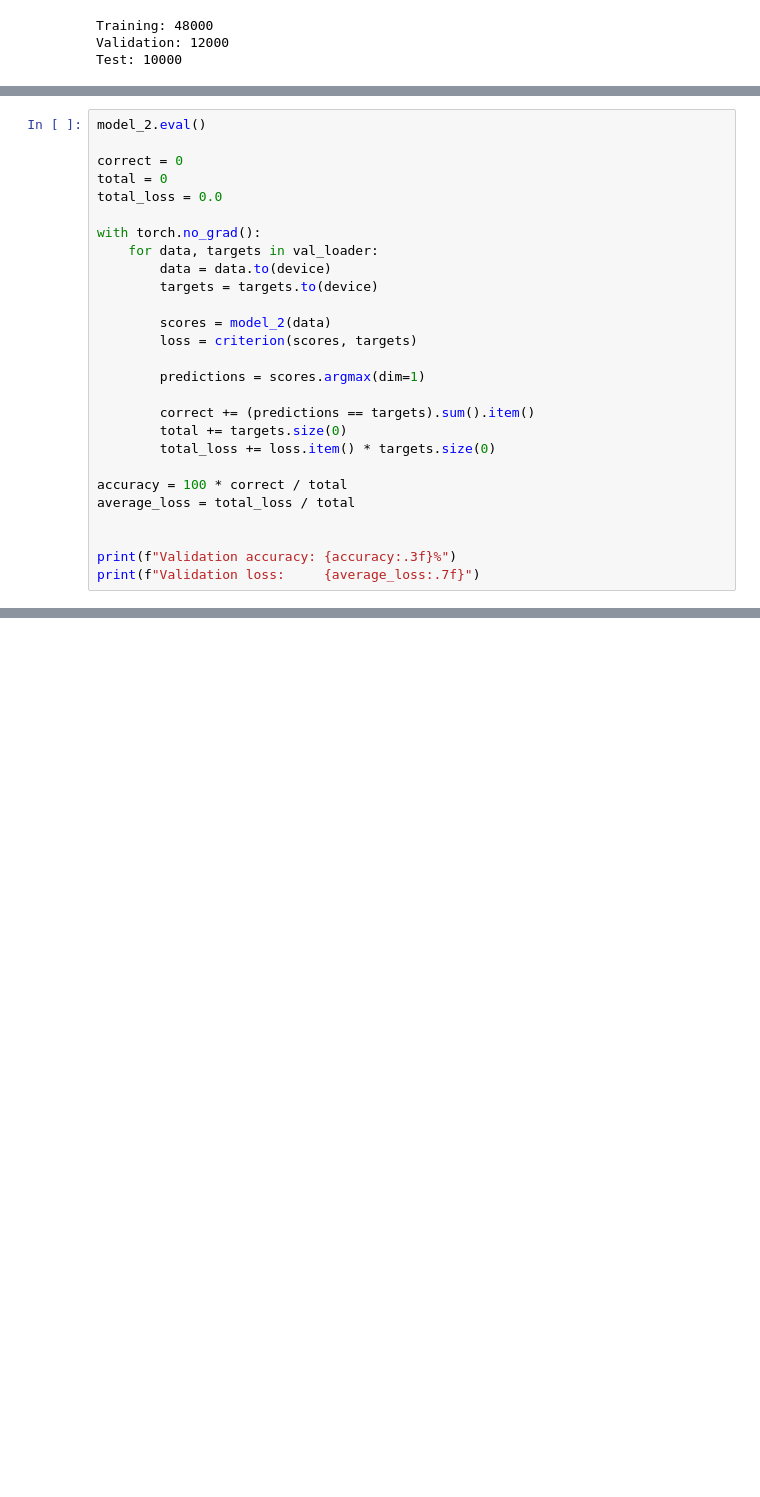
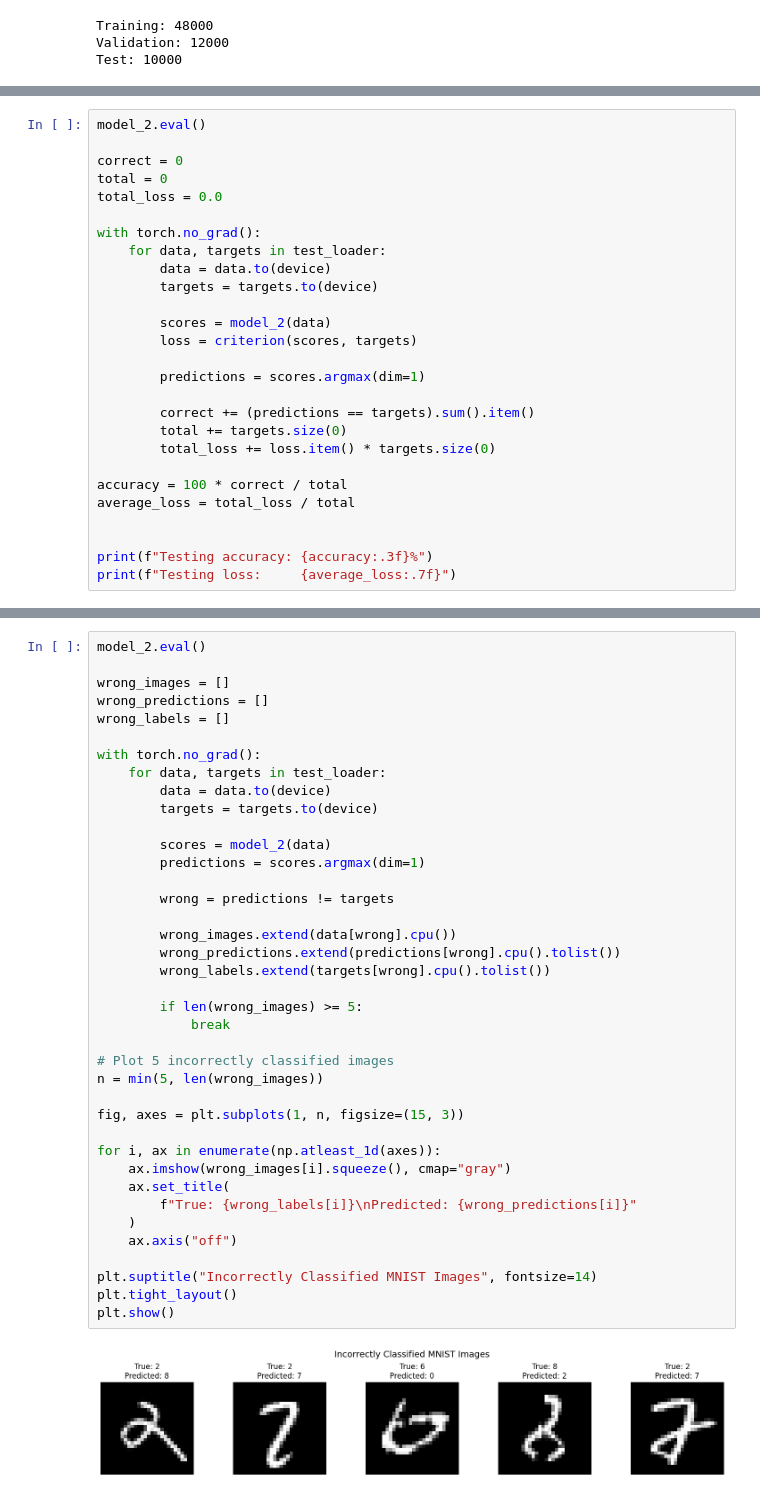
Before and after one commit to tom-fritzdorf/Statistical-Machine-Learning, a Jupyter notebook: Question3.ipynb, the cells around one changed output, grey strips where cells are left out. Saved outputs shown, nothing was run; the diff lists cells and outputs as text; blank space fills up the shorter version.

```diff
--- a/Question3.ipynb
+++ b/Question3.ipynb
@@ -412,7 +502,7 @@ total = 0
 total_loss = 0.0
 
 with torch.no_grad():
-    for data, targets in val_loader:
+    for data, targets in test_loader:
         data = data.to(device)
         targets = targets.to(device)
 
@@ -429,6 +519,6 @@ accuracy = 100 * correct / total
 average_loss = total_loss / total
 
 
-print(f"Validation accuracy: {accuracy:.3f}%")
-print(f"Validation loss:     {average_loss:.7f}")
+print(f"Testing accuracy: {accuracy:.3f}%")
+print(f"Testing loss:     {average_loss:.7f}")
 # %% [output]
@@ -436,0 +566,41 @@ Validation loss:     0.0457971
+# %%
+model_2.eval()
+
+wrong_images = []
+wrong_predictions = []
+wrong_labels = []
+
+with torch.no_grad():
+    for data, targets in test_loader:
+        data = data.to(device)
+        targets = targets.to(device)
+
+        scores = model_2(data)
+        predictions = scores.argmax(dim=1)
+
+        wrong = predictions != targets
+
+        wrong_images.extend(data[wrong].cpu())
+        wrong_predictions.extend(predictions[wrong].cpu().tolist())
+        wrong_labels.extend(targets[wrong].cpu().tolist())
+
+        if len(wrong_images) >= 5:
+            break
+
+# Plot 5 incorrectly classified images
+n = min(5, len(wrong_images))
+
+fig, axes = plt.subplots(1, n, figsize=(15, 3))
+
+for i, ax in enumerate(np.atleast_1d(axes)):
+    ax.imshow(wrong_images[i].squeeze(), cmap="gray")
+    ax.set_title(
+        f"True: {wrong_labels[i]}\nPredicted: {wrong_predictions[i]}"
+    )
+    ax.axis("off")
+
+plt.suptitle("Incorrectly Classified MNIST Images", fontsize=14)
+plt.tight_layout()
+plt.show()
+# %% [output]
+[figure, added]
```
Also changed, not shown: parts of 10 cells of this notebook, 6 other files.
